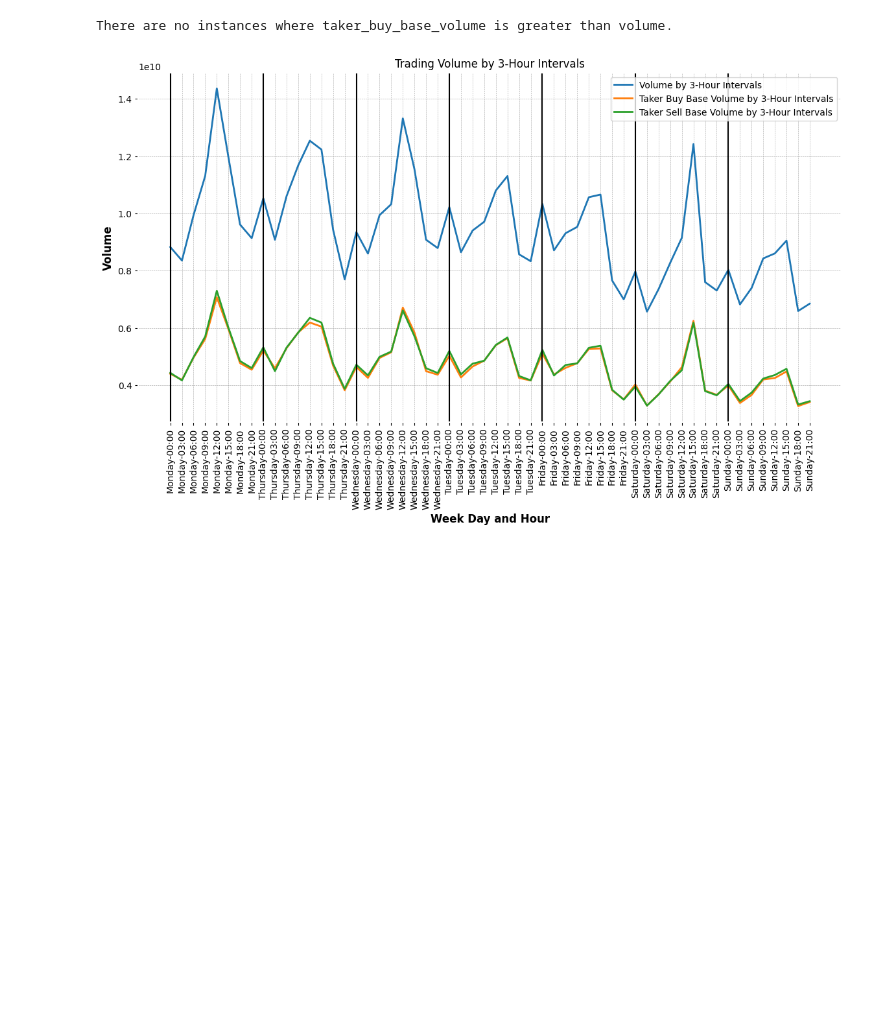
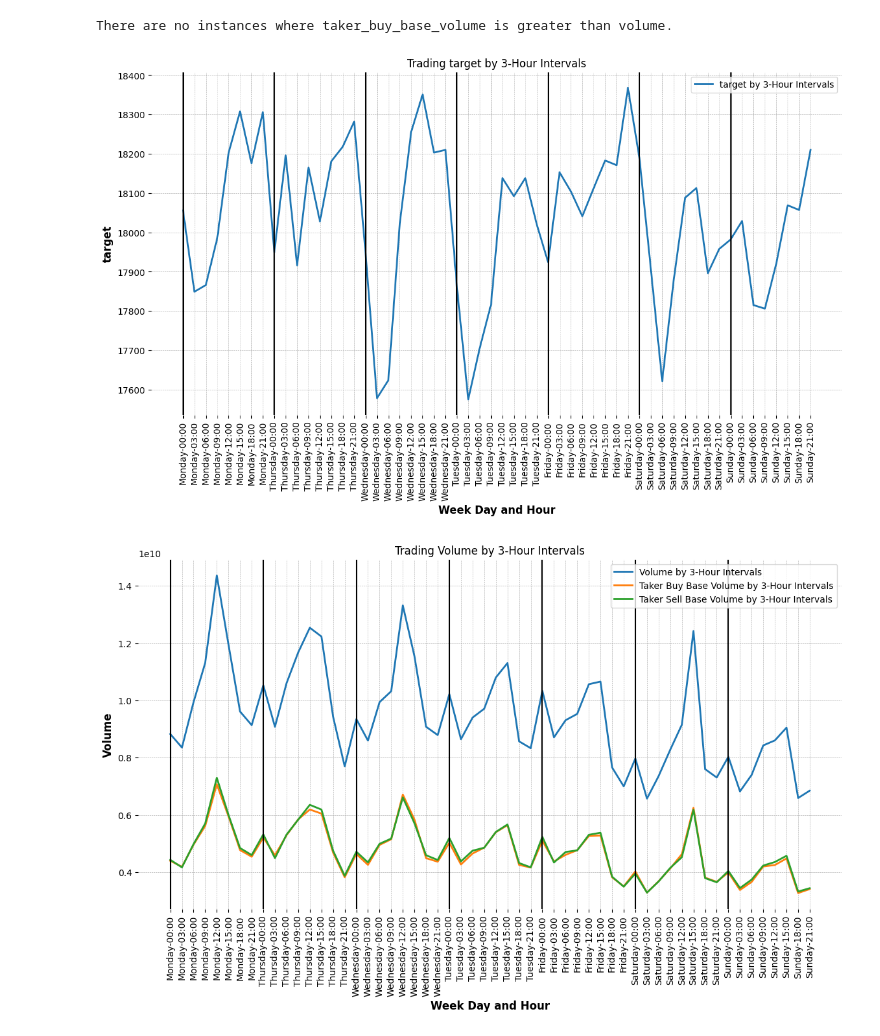
Before and after one commit to pedro-loures/Directional-Forecasting-in-Cryptocurrencies, a Jupyter notebook: data_characterization.ipynb, the cells around one changed output. Saved outputs shown, nothing was run; the diff lists cells and outputs as text; code cells hidden in the pictures; blank space fills up the shorter version.

```diff
--- a/data_characterization.ipynb
+++ b/data_characterization.ipynb
@@ -304,6 +342,44 @@ else:
     print("There are no instances where taker_buy_base_volume is greater than volume.")
 # %% [output]
 There are no instances where taker_buy_base_volume is greater than volume.
+# %%
+
+
+# Resample the data to 6-hour intervals and sum the target
+target_3h = train_df_copy.copy()
+target_3h.set_index('datetime', inplace=True)
+target_3h = target_3h['target'].resample('3H').sum()
+
+# Convert the resampled data to a DataFrame for better readability
+target_3h_df = target_3h.to_frame().reset_index()
+
+# Add columns for day of the week and hour of the day
+target_3h_df['day_of_week'] = target_3h_df['datetime'].dt.dayofweek
+target_3h_df['hour'] = target_3h_df['datetime'].dt.hour
+target_3h_df['week_day_hour'] = target_3h_df['day_of_week'].astype(str).str.zfill(2) + '-' + target_3h_df['hour'].astype(str).str.zfill(2) + ':00'
+grouped_target_3h = target_3h_df.groupby('week_day_hour')['target'].sum()
+
+
+day_map = {'00-': 'Monday-', '01-': 'Thursday-', '02-': 'Wednesday-', '03-': 'Tuesday-', '04-': 'Friday-', '05-': 'Saturday-', '06-': 'Sunday-'}
+labels = list(grouped_target_3h.index)
+for day in day_map:
+    labels = [label.replace(day, day_map[day]) for label in labels]
+
+plt.figure(figsize=(14, 7))
+plt.plot(grouped_target_3h.index, grouped_target_3h.values, label='target by 3-Hour Intervals')
+plt.xlabel('Week Day and Hour')
+plt.ylabel('target')
+plt.title('Trading target by 3-Hour Intervals')
+plt.xticks(ticks=range(len(labels)), labels=labels, rotation=90)
+plt.xticks(rotation=90)
+# Make a darker line every 8 ticks
+for i in range(len(labels)):
+    if i % 8 == 0:
+        plt.axvline(x=i, color='black', linewidth=1.5)
+plt.legend()
+plt.show()
+# %% [output]
+[figure, added]
 # %%
 # Resample the data to 6-hour intervals and sum the volume
 volume_3h = ohlcv_df['volume'].resample('3H').sum()
```
Also changed, not shown: parts of 5 cells of this notebook, 10 other files.
